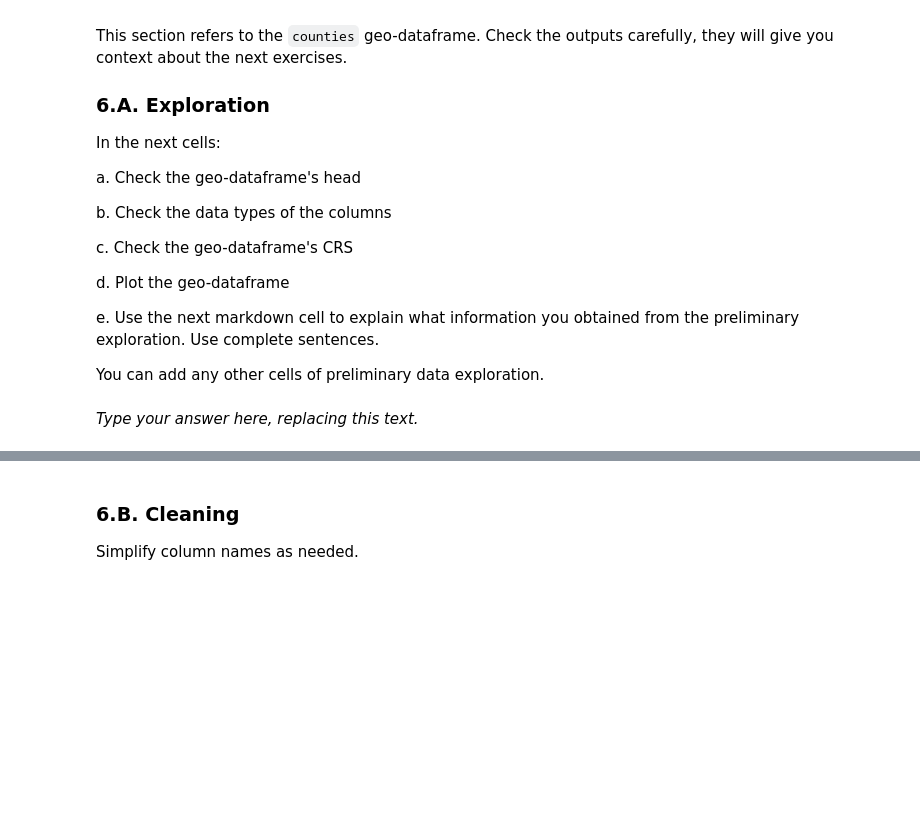
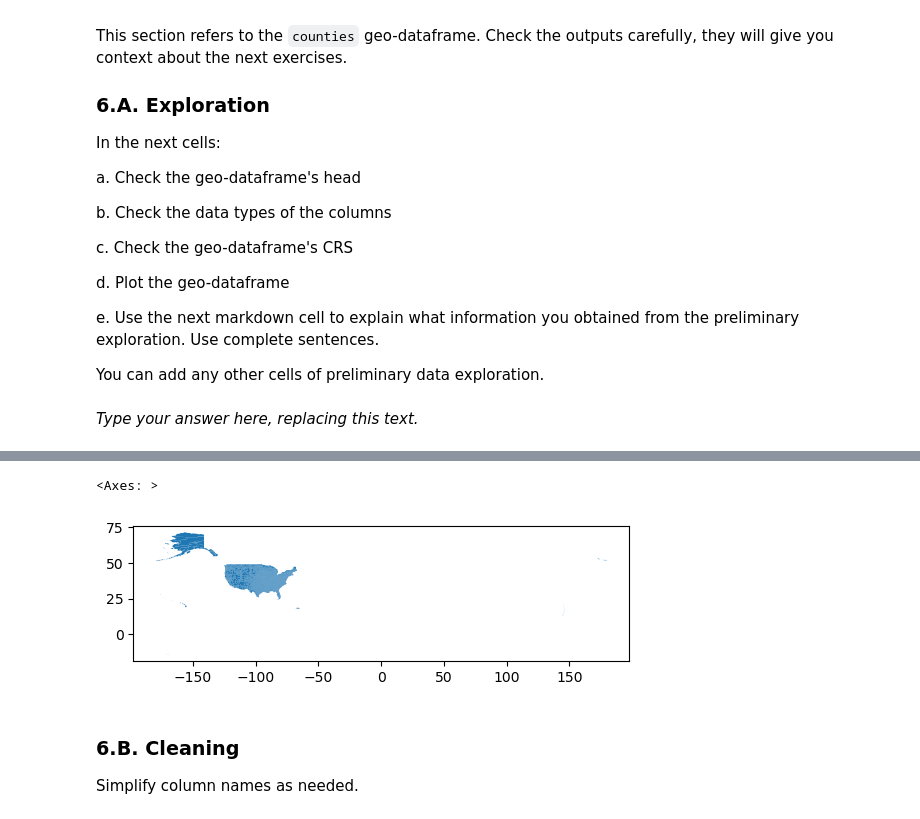
Before and after one commit to roshananair/eds220-hwk3, a Jupyter notebook: hwk3-task2-spills.ipynb, the cells around one changed output, grey strips where cells are left out. Cells and saved outputs as stored; diff of their text form; code cells hidden in the pictures; blank space fills up the shorter version.

```diff
--- a/hwk3-task2-spills.ipynb
+++ b/hwk3-task2-spills.ipynb
@@ -331,5 +414,9 @@ _Type your answer here, replacing this text._
 # %%
 # d
+counties.plot()
+# %% [output]
+<Axes: >
+[figure, added]
 # %% [markdown]
 <!-- END QUESTION -->
 
```
Also changed, not shown: parts of 20 cells of this notebook.
